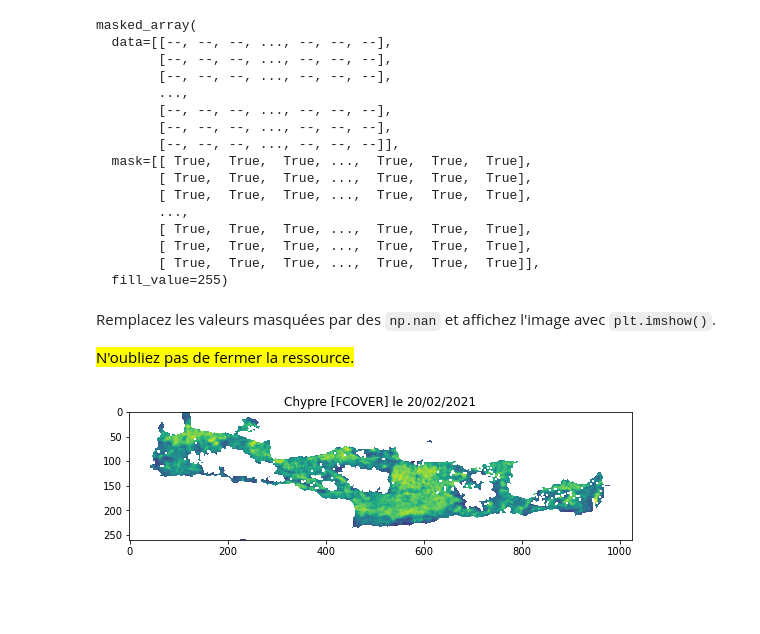
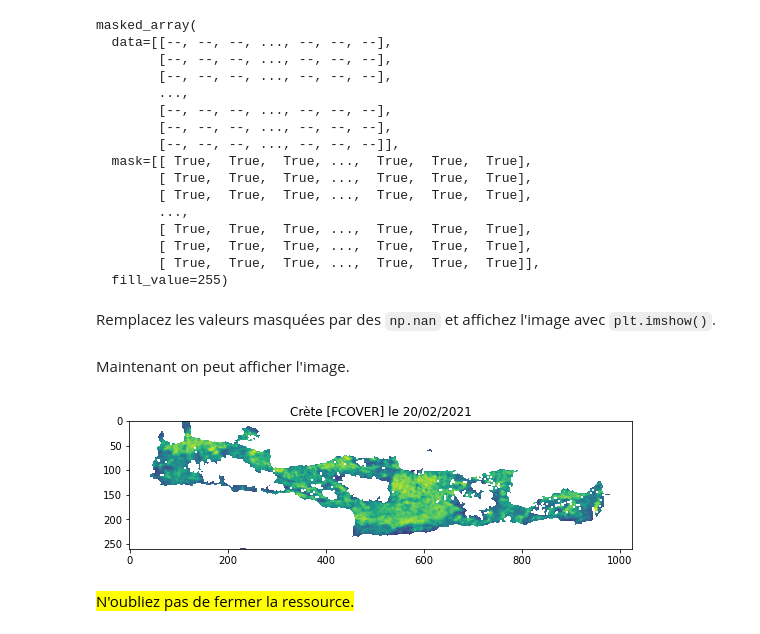
Before and after one commit to jee51/satellite_macs2, a Jupyter notebook: notebooks/ocli_doc.ipynb, the cells around one changed output. Cells and saved outputs as stored; diff of their text form; code cells hidden in the pictures; blank space fills up the shorter version.

```diff
--- a/notebooks/ocli_doc.ipynb
+++ b/notebooks/ocli_doc.ipynb
@@ -151,0 +169,10 @@ df
+# %%
+# On met la date en index.
+df.index = ...
+
+# Du coup on n'a plus besoin de la colonne correspondate.
+df.drop(...)
+
+# Finalement on trie la table.
+df.sort_index(...)
+df
@@ -244,13 +278,13 @@ lat0,lon0,lat1,lon1 = zone['bbox']
 # %%
 # Les latitudes et longitudes sont jamais masquées, on peu récupérer les valeurs directement. Comme ce sont des dimensions, elles sont scalaires.
 lon = nc.variables['lon'][:].data
-lat = ...
+lat = nc.variables['lat'][:].data
 # %% [markdown]
 En utilisant un "et" logique `np.logical_and` récupérez le contenu de notre zone d'intérêt.
 # %%
-bx = ...
-by = ...
-fc = nc.variables['FCOVER'][0, ..., ...]
+bx = np.logical_and(lon0<=lon, lon<=lon1)
+by = np.logical_and(lat0<=lat, lat<=lat1)
+fc = nc.variables['FCOVER'][0,by,bx]
 fc
 # %% [output]
 masked_array(
@@ -271,12 +305,18 @@ masked_array(
   fill_value=255)
 # %% [markdown]
 Remplacez les valeurs masquées par des `np.nan` et affichez l'image avec `plt.imshow()`.
-
-<mark>N'oubliez pas de fermer la ressource.</mark>
-# %%
-...
-# %% [output]
-[figure, removed]
+# %%
+F = fc.data
+F[fc.mask] = np.nan
+# %% [markdown]
+Maintenant on peut afficher l'image.
+# %%
+plt.imshow(F)
+plt.title(zone['name'] + " [FCOVER] le " + df.index[img].strftime('%d/%m/%Y'));
+# %% [output]
+[figure, added]
+# %% [markdown]
+<mark>N'oubliez pas de fermer la ressource.</mark>
 # %%
 # Fermeture de la ressource.
 nc.close()
```
Also changed, not shown: parts of 75 cells of this notebook, 3 other files.
